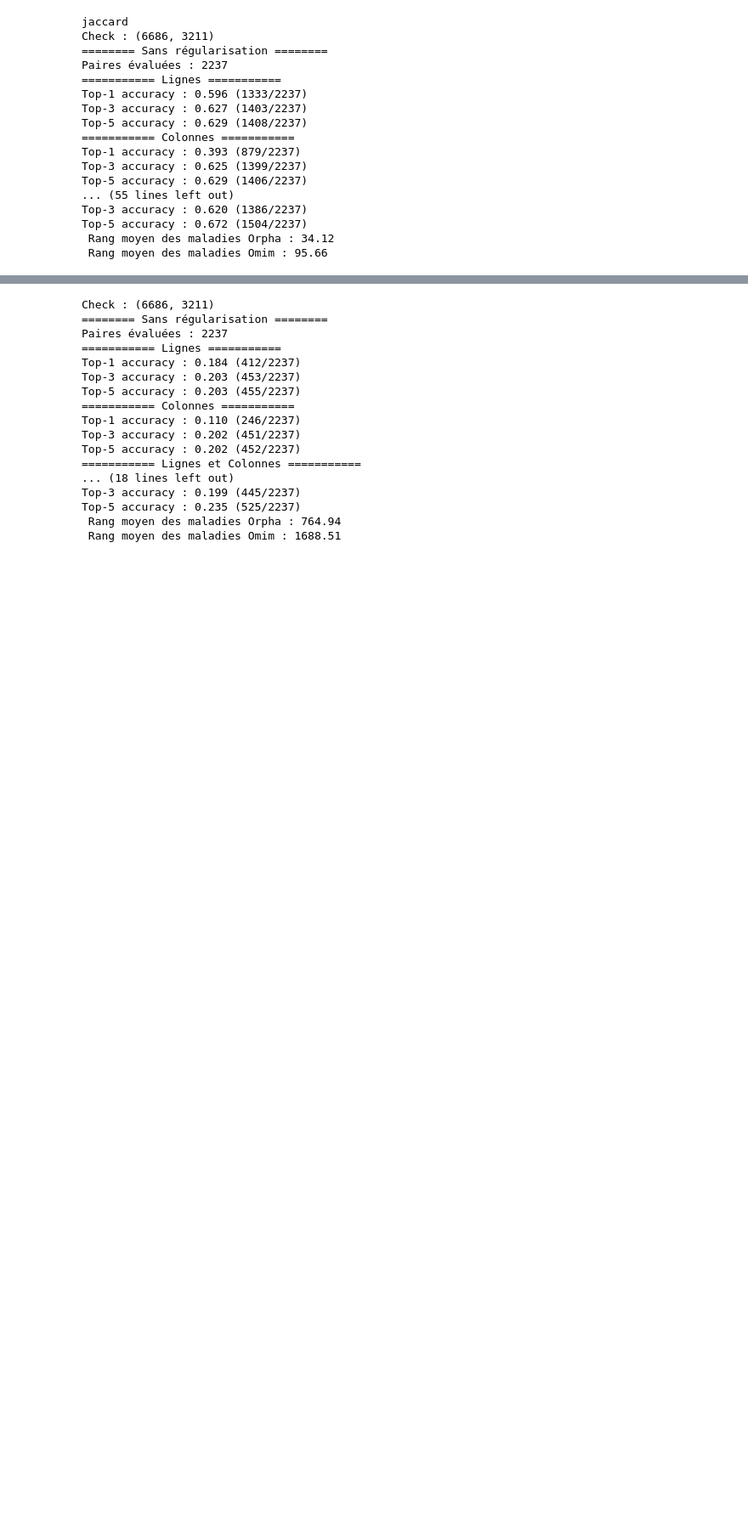
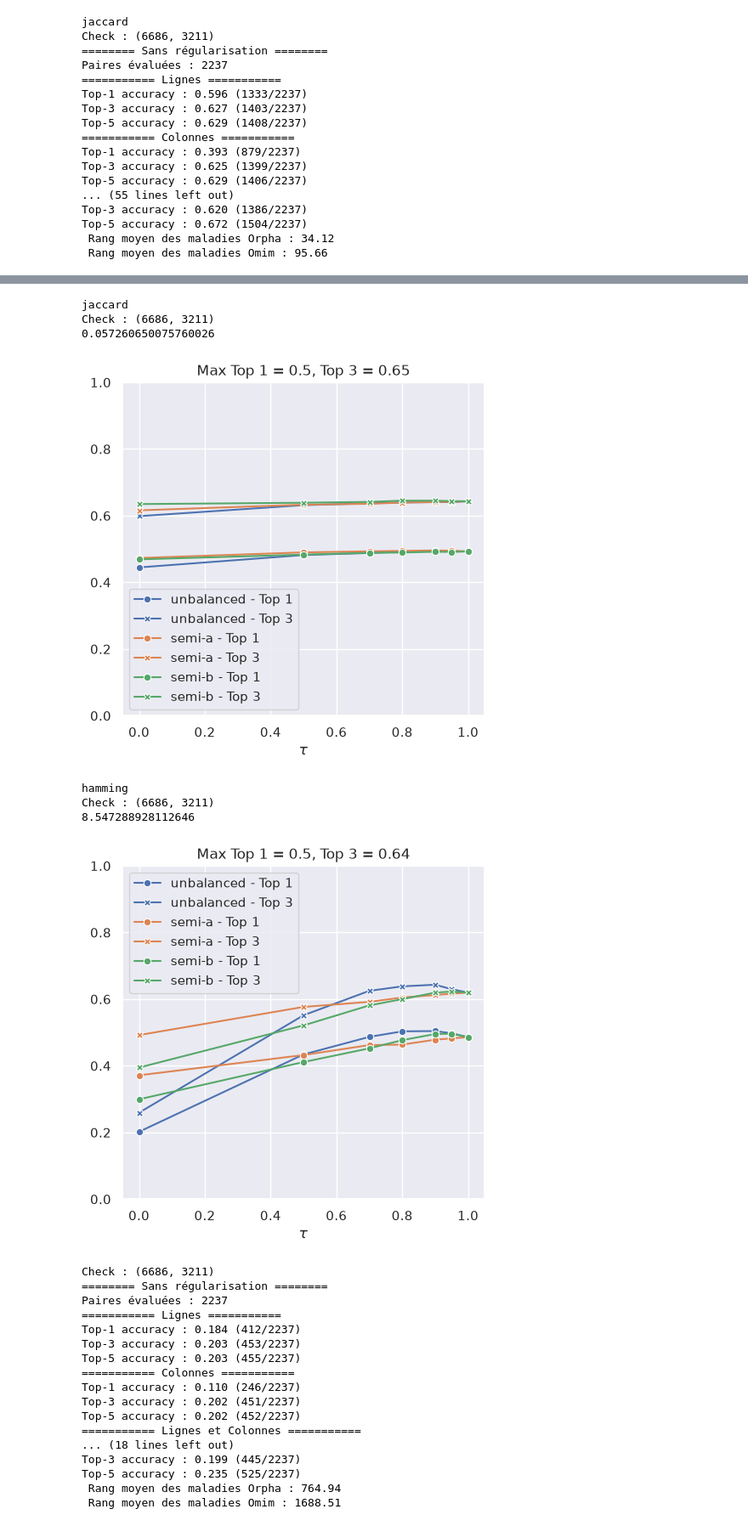
Before and after one commit to averniere/OT_simulation_maladies, a Jupyter notebook: Embeddings/test.ipynb, the cells around one changed output, grey strips where cells are left out. Shown at 85% size. Cells and saved outputs as stored; diff of their text form; code cells hidden in the pictures; blank space fills up the shorter version.

Commit message:
unbalanced OT maladies

```diff
--- a/Embeddings/test.ipynb
+++ b/Embeddings/test.ipynb
@@ -132,7 +113,7 @@ for i, j in gt_set_broad:
 ### Distances simples $l_2$, Jaccard, Hamming
 # %%
 # Dictionnaire pour stocker les résultats méthode par méthode
-dict_method={}
+#dict_method={}
 
 # Distances de base
 for dist_method in ['jaccard', 'hamming']:
@@ -142,7 +123,7 @@ for dist_method in ['jaccard', 'hamming']:
     # Sans régularisation
     print("======== Sans régularisation ========")
     ot_plan, ot_cost = compute_transport(C, a=None, b=None)
-    ranks, _, pairs, _ = evaluate_transport(ot_plan, gt_set2, C)
+    ranks, _, pairs, _, _ = evaluate_transport(ot_plan, gt_set2, C)
 
     # Avec régularisation
     print("======== Avec régularisation ========")
@@ -152,10 +133,10 @@ for dist_method in ['jaccard', 'hamming']:
     ot_plan_reg, ot_cots_reg = compute_transport_sinkhorn(C, None, None, epsilon, 10000, 1e-4, False)
     ranks_reg, _, pairs_reg, _, _ = evaluate_transport(ot_plan_reg, gt_set2, C)
     print("")
-    dict_method[f"{dist_method} reg"] = {"ranks": ranks_reg,
-                                         "pairs": pairs_reg,
-                                         "ot_plan": ot_plan_reg,
-                                         "cost_matrix": C}
+    #dict_method[f"{dist_method} reg"] = {"ranks": ranks_reg,
+                                         #"pairs": pairs_reg,
+                                         #"ot_plan": ot_plan_reg,
+                                         #"cost_matrix": C}
 # %% [output]
 jaccard
 Check : (6686, 3211)
@@ -227,3 +158,22 @@ Check : (6686, 3211)
+# %%
+dist_methods = ['jaccard', 'hamming']
+taus = [0., 0.5, 0.7, 0.8, 0.9, 0.95, 1.]
+for dist_method in dist_methods:
+    print(dist_method)
+    C = basic_cost_matrix(w_omim_P2, w_orpha_P2, dist_method)
+    grid = np.linspace(0.01, 5, 100)
+    epsilon = grid[1] * np.mean(C)
+    print(epsilon)
+    plot_unbalanced(taus, C, epsilon, gt_set2)
+# %% [output]
+jaccard
+Check : (6686, 3211)
+0.057260650075760026
+[figure, added]
+hamming
+Check : (6686, 3211)
+8.547288928112646
+[figure, added]
 # %%
 # Distance euclidienne : bases de données avec les fréquences
 C = basic_cost_matrix(work_omimF2, work_orphaF2, 'euclidean')
```
Also changed, not shown: parts of 17 cells of this notebook, 5 other files.
